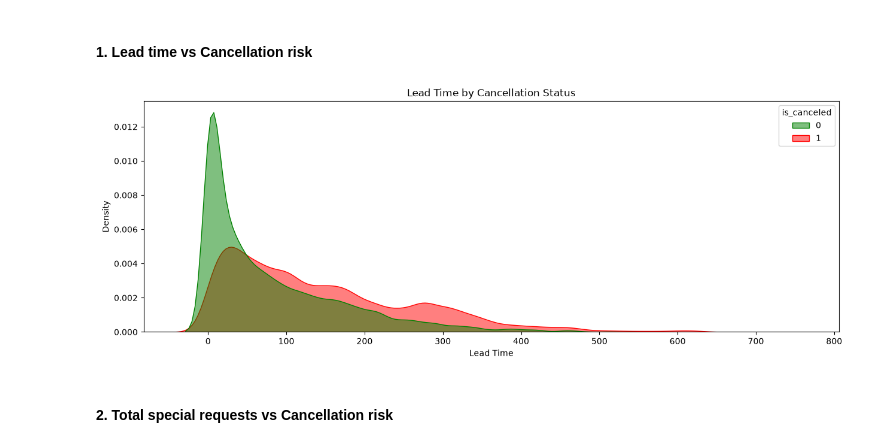
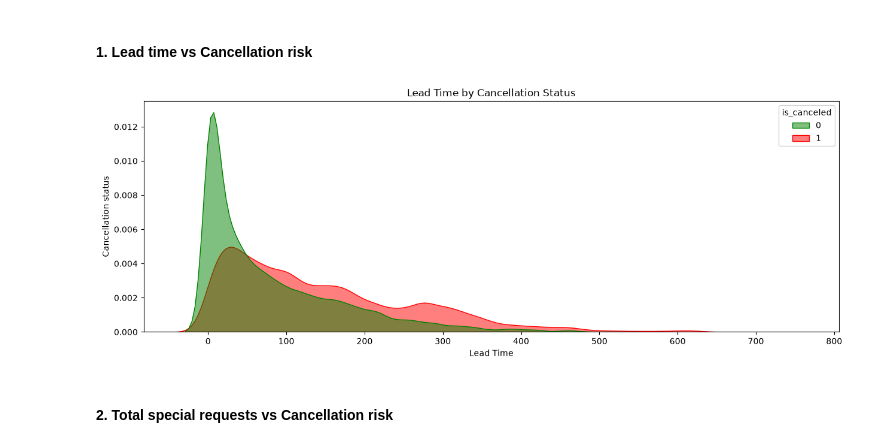
Before and after one commit to ravindutw/hotel-booking-cancellation-prediction, a Jupyter notebook: notebooks/EDA.ipynb, the cells around one changed output. Saved outputs shown, nothing was run; the diff lists cells and outputs as text; code cells hidden in the pictures.

```diff
--- a/notebooks/EDA.ipynb
+++ b/notebooks/EDA.ipynb
@@ -184,12 +193,12 @@ plt.show()
 # %%
 plt.figure(figsize=(15, 5))
 sns.kdeplot(data=df, x='lead_time', hue='is_canceled', fill=True, common_norm=False, palette={0: 'green', 1: 'red'}, alpha=0.5)
 plt.title("Lead Time by Cancellation Status")
 plt.xlabel("Lead Time")
-plt.ylabel("Density")
+plt.ylabel("Cancellation status")
 plt.show()
 # %% [output]
-[figure, old version]
+[figure, new version]
 # %% [markdown]
 #### 2. Total special requests vs Cancellation risk
 # %%
```
Also changed, not shown: parts of 5 cells of this notebook.
